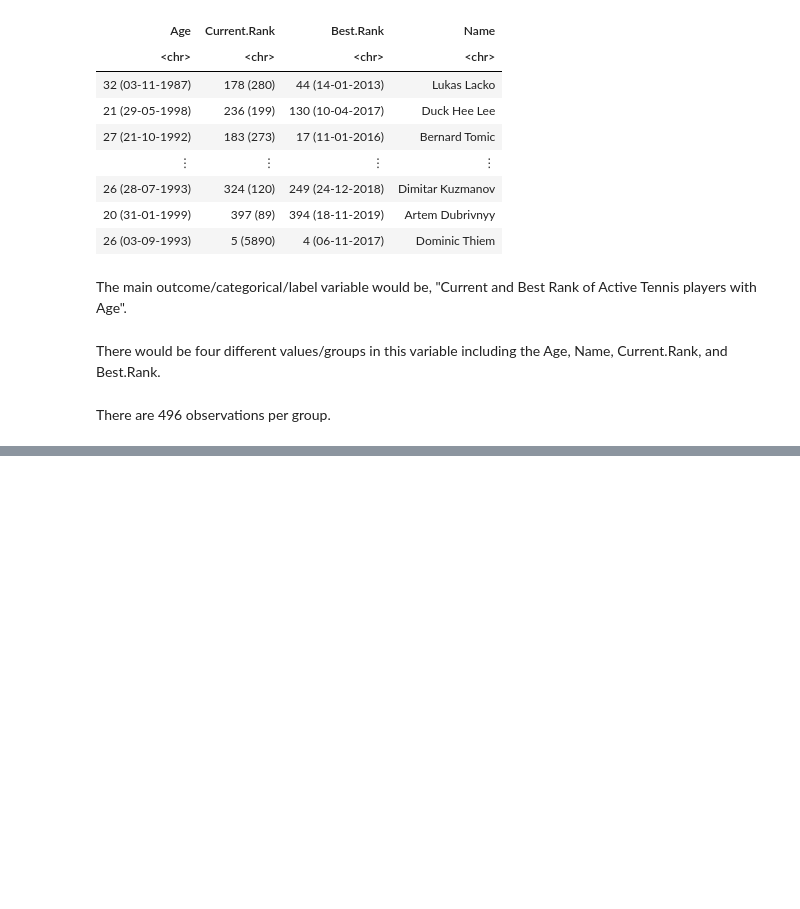
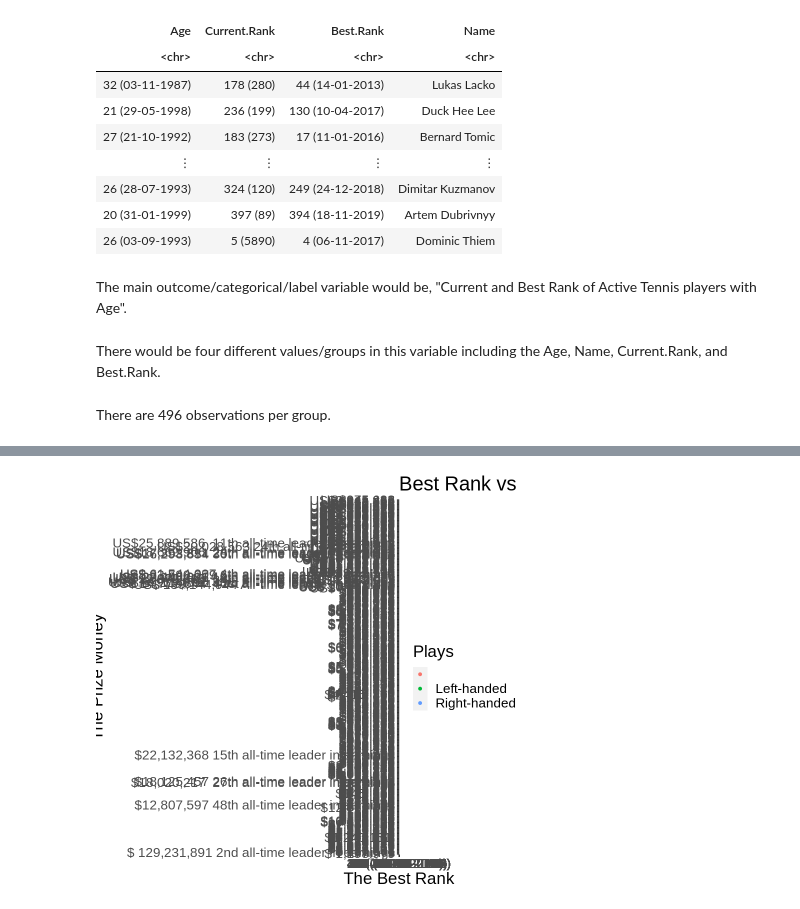
Before and after one commit to Jun-QianKong/DSCI-100-Group-Project, a Jupyter notebook: Tennis Player Analysis.ipynb, the cells around one changed output, grey strips where cells are left out. Cells and saved outputs as stored; diff of their text form; code cells hidden in the pictures; blank space fills up the shorter version.

```diff
--- a/Tennis Player Analysis.ipynb
+++ b/Tennis Player Analysis.ipynb
@@ -61,0 +86,12 @@ There are 496 observations per group.
+# %%
+BestRan_Price <- table_tennis %>%
+    ggplot(aes(x=Best.Rank, y=Prize.Money))+
+    geom_point(aes(colour = Plays)) +
+    xlab("The Best Rank")+
+    ylab("The Prize Money")+
+    labs(colour = "Plays", title="Best Rank vs Prize Money")+
+    theme(text = element_text(size = 20))
+
+BestRan_Price
+# %% [output]
+[figure, added]
```
Also changed, not shown: parts of 2 cells of this notebook.
